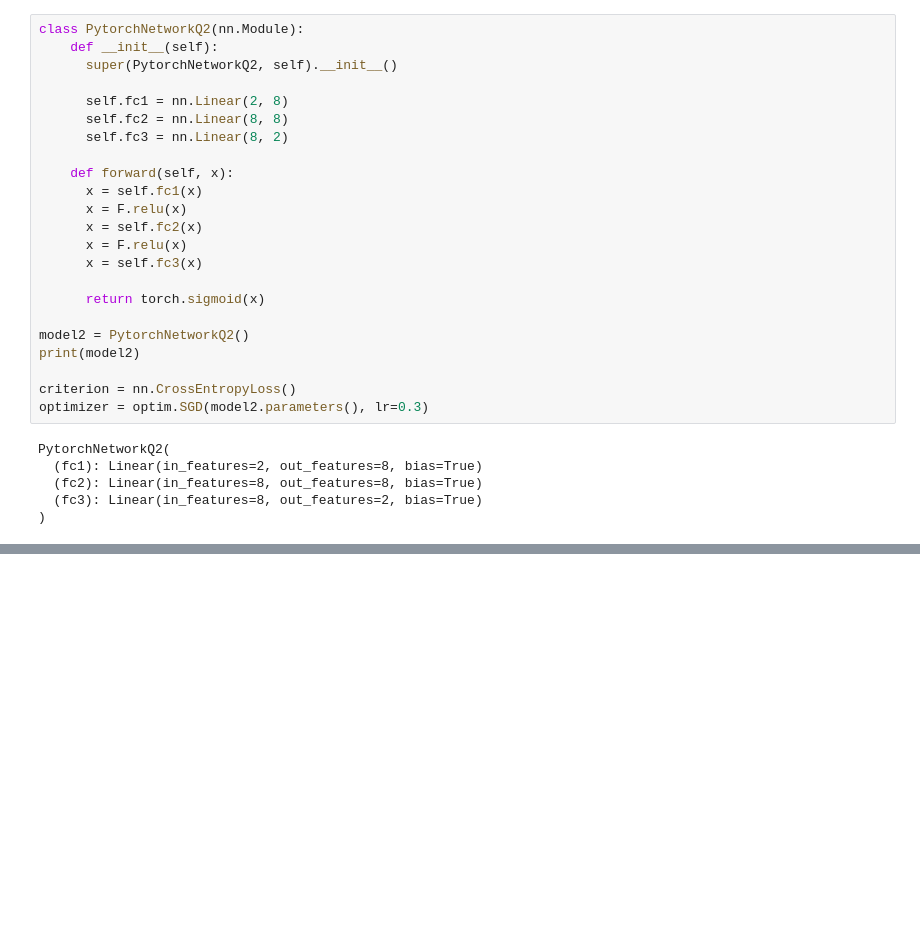
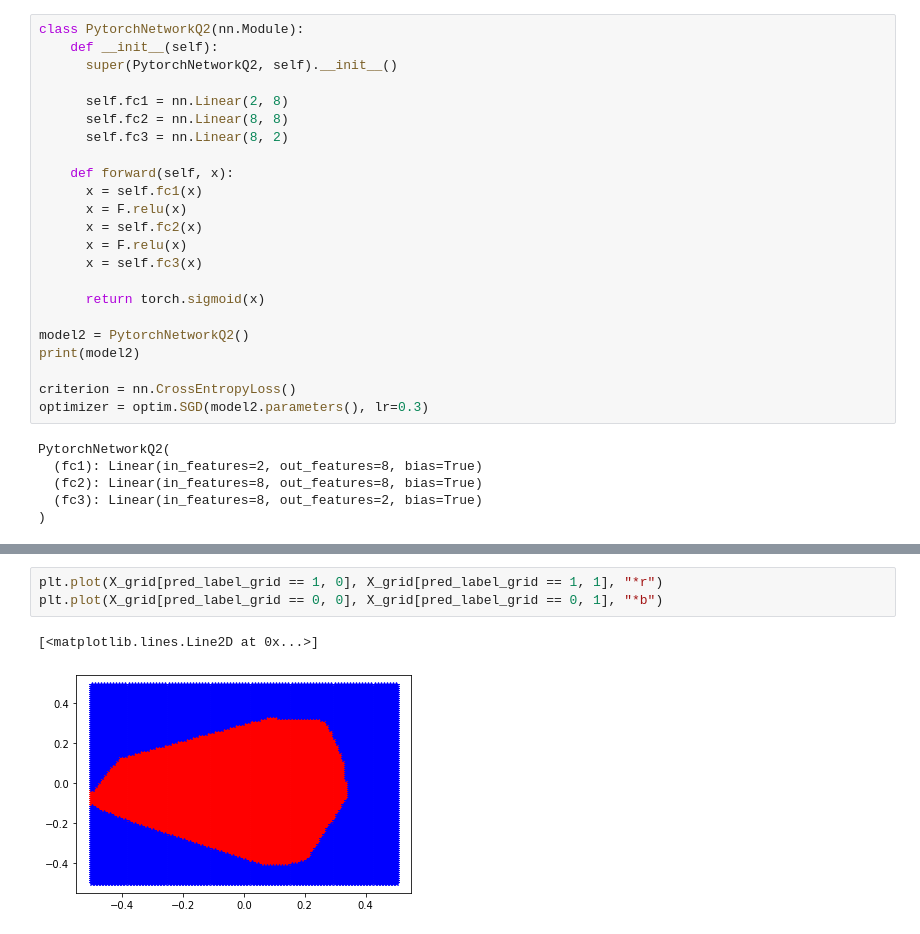
Before and after one commit to kardandon/CMPE597, a Jupyter notebook: HW1/HW1_notebook.ipynb, the cells around one changed output, grey strips where cells are left out. Drawn from its saved outputs; the diff is of its cells as text; blank space fills up the shorter version.

```diff
--- a/HW1/HW1_notebook.ipynb
+++ b/HW1/HW1_notebook.ipynb
@@ -306,3 +392,9 @@ plt.plot(X_test[pred_label == 0, 0], X_test[pred_label == 0, 1], "*b")
+# %%
+plt.plot(X_grid[pred_label_grid == 1, 0], X_grid[pred_label_grid == 1, 1], "*r")
+plt.plot(X_grid[pred_label_grid == 0, 0], X_grid[pred_label_grid == 0, 1], "*b")
+# %% [output]
+[<matplotlib.lines.Line2D at 0x...>]
+[figure, added]
 # %%
 plt.plot(X_test[Y_test == 1, 0], X_test[Y_test == 1, 1], "*r")
 plt.plot(X_test[Y_test == 0, 0], X_test[Y_test == 0, 1], "*b")
```
Also changed, not shown: parts of 16 cells of this notebook, 2 other files.
